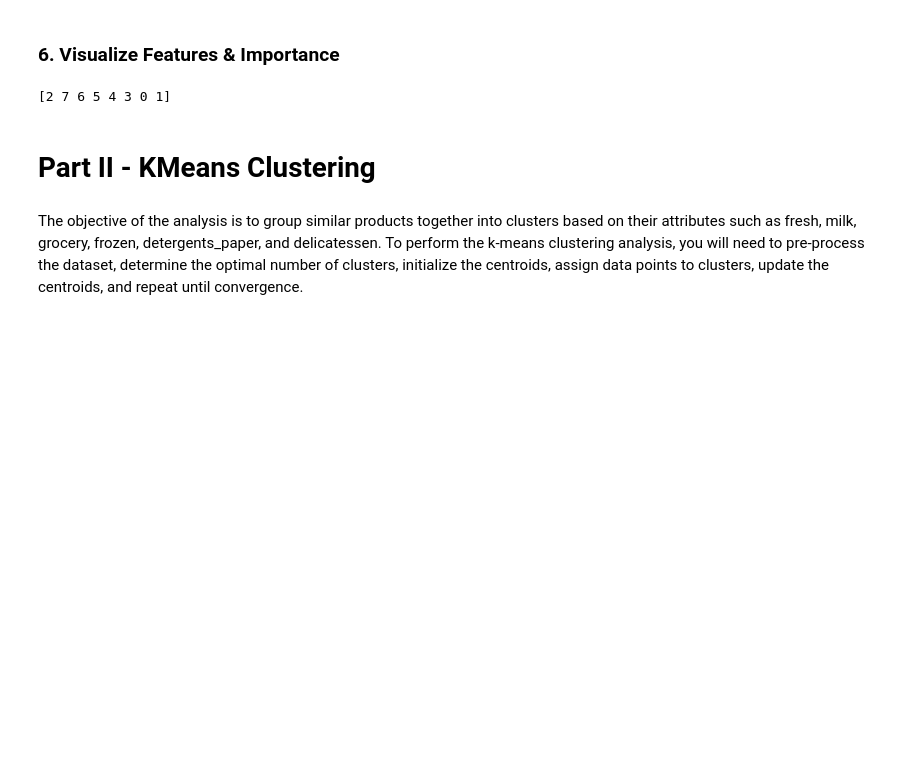
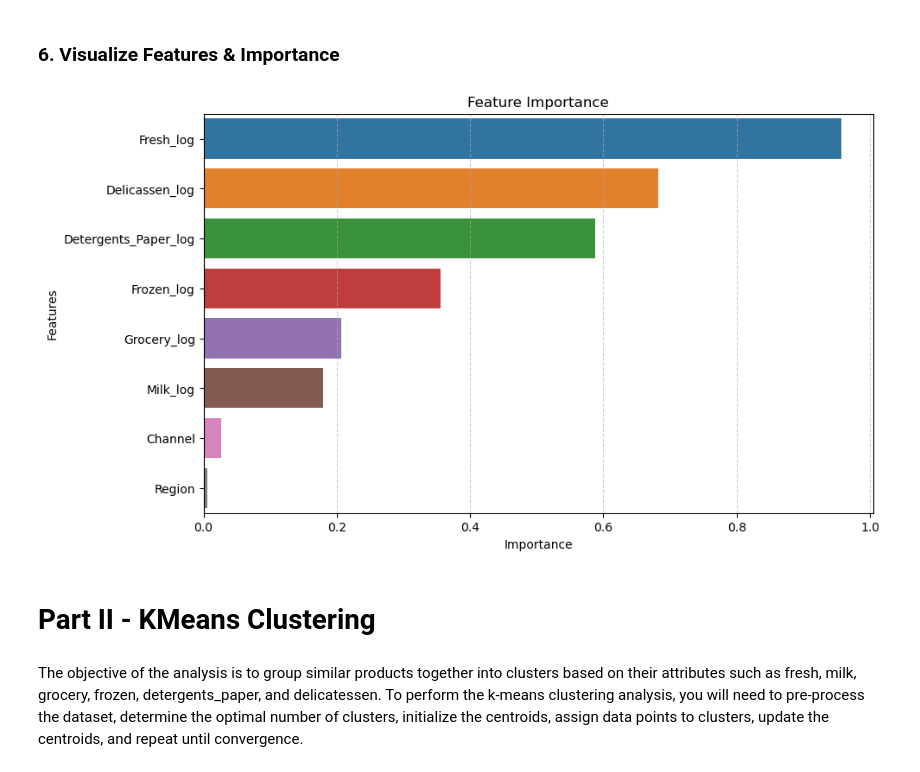
Before and after one commit to j-lepard/Understanding-Grocery-Data, a Jupyter notebook: Unsupervised Learning - Project.ipynb, the cells around one changed output. Cells and saved outputs as stored; diff of their text form; code cells hidden in the pictures; blank space fills up the shorter version.

```diff
--- a/Unsupervised Learning - Project.ipynb
+++ b/Unsupervised Learning - Project.ipynb
@@ -233,5 +233,13 @@ The total variance accounted for is 78.79%
 ### 4. Obtain Principle Component Loadings
 # %%
 component_loadings = pca.components_
-print(component_loadings)
+
+## Take some steps to make the component loading look visually appealing:
+
+#Feature Names
+column_names = data_raw_log.columns.tolist()
+
+index = ["PC1",'PC2','PC3']
+df_component_loadings = pd.DataFrame(component_loadings, columns=column_names, index=index)
+df_component_loadings
 # %% [output]
@@ -245,5 +251,7 @@ print(component_loadings)
 ### 5. Rank Features by Importance
 # %%
 feature_importance = np.sum(component_loadings**2, axis=0)
-feature_importance
+
+df_feature_importance = pd.DataFrame(feature_importance, index=column_names, columns=["Importance"]).sort_values(by="Importance", ascending=False)
+df_feature_importance
 # %% [output]
@@ -252,12 +267,21 @@ array([0.02653845, 0.00512794, 0.95686963, 0.17913584, 0.20673048,
 # %% [markdown]
 ### 6. Visualize Features & Importance
 # %%
-sorted_indices = np.argsort(feature_importance)[::-1]
-top_n_features = sorted_indices[:8]  # N is the number of top features you want to visualize
+## Create a histogram to show the relative importance of the Features
 
-print(top_n_features)
+plt.figure(figsize=(10, 6))  # Adjust the figure size as needed
+sns.barplot(x='Importance', y=df_feature_importance.index, data=df_feature_importance, orient='h')
+
+# Customize the plot
+plt.xlabel('Importance')
+plt.ylabel('Features')
+plt.title('Feature Importance')
+plt.grid(axis='x', linestyle='--', alpha=0.6)
+
+# Show the plot
+plt.show()
 # %% [output]
-[2 7 6 5 4 3 0 1]
+[figure, added]
 # %% [markdown]
 # Part II - KMeans Clustering
 # %% [markdown]
```
Also changed, not shown: parts of 2 cells of this notebook.
